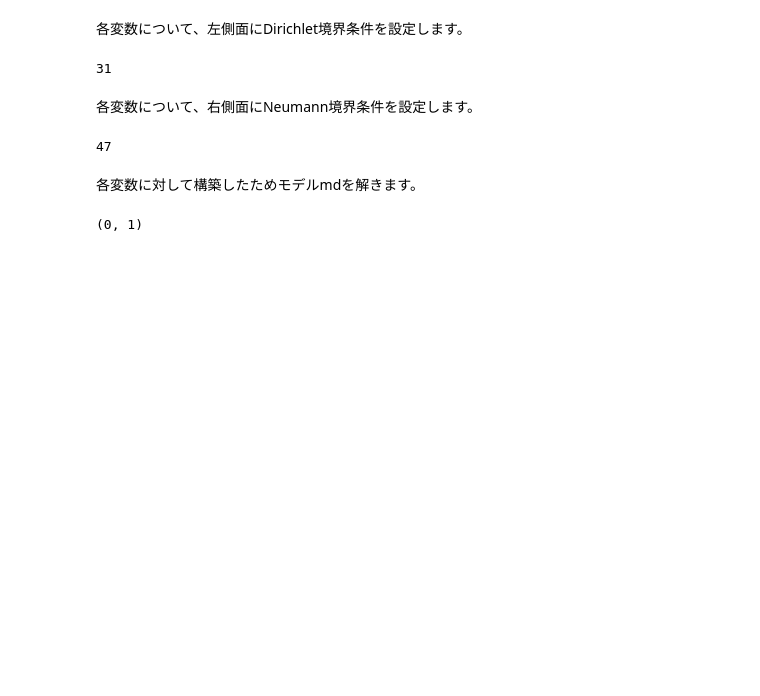
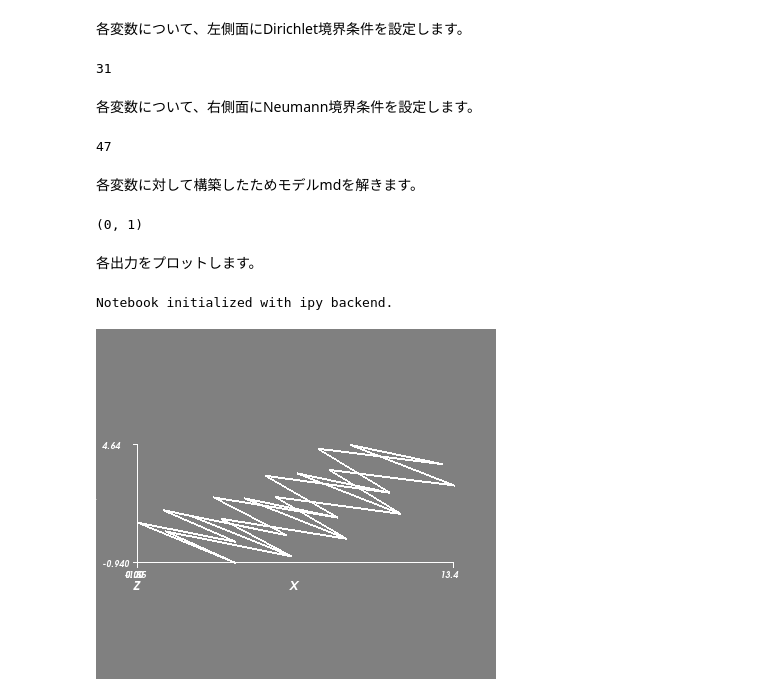
Before and after one commit to tkoyama010/getfem-binder, a Jupyter notebook: index.ipynb, the cells around one changed output. Saved outputs shown, nothing was run; the diff lists cells and outputs as text; code cells hidden in the pictures; blank space fills up the shorter version.

```diff
--- a/index.ipynb
+++ b/index.ipynb
@@ -369,0 +370,22 @@ mfu44.export_to_vtk('u44.vtk', mfu44, u44, 'u44')
+# %%
+def plot_vtk2(filename, picturename):
+    from mayavi import mlab
+    mlab.init_notebook()
+    vtk_file_reader = mlab.pipeline.open(filename)
+    extract_edges = mlab.pipeline.extract_edges(vtk_file_reader)
+    warp_vector = mlab.pipeline.warp_vector(extract_edges)
+    surface = mlab.pipeline.surface(warp_vector)
+    axes = mlab.axes(surface)
+
+    mlab.show()
+    mlab.savefig(picturename)
+    mlab.clf()
+    from IPython.display import Image, display_png
+    display_png(Image(picturename))
+# %% [markdown]
+各出力をプロットします。
+# %%
+plot_vtk2('u11.vtk', 'u11.png')
+# %% [output]
+Notebook initialized with ipy backend.
+[figure, added]
```
Also changed, not shown: parts of 16 cells of this notebook.
